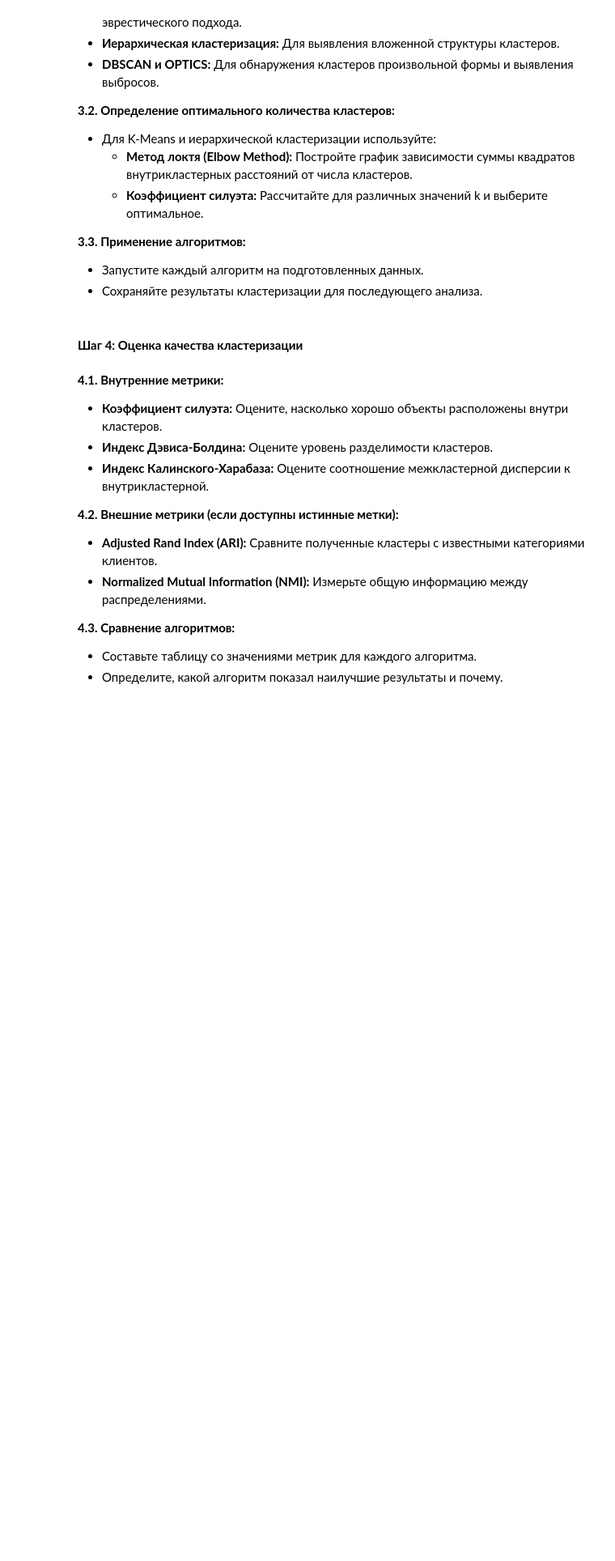
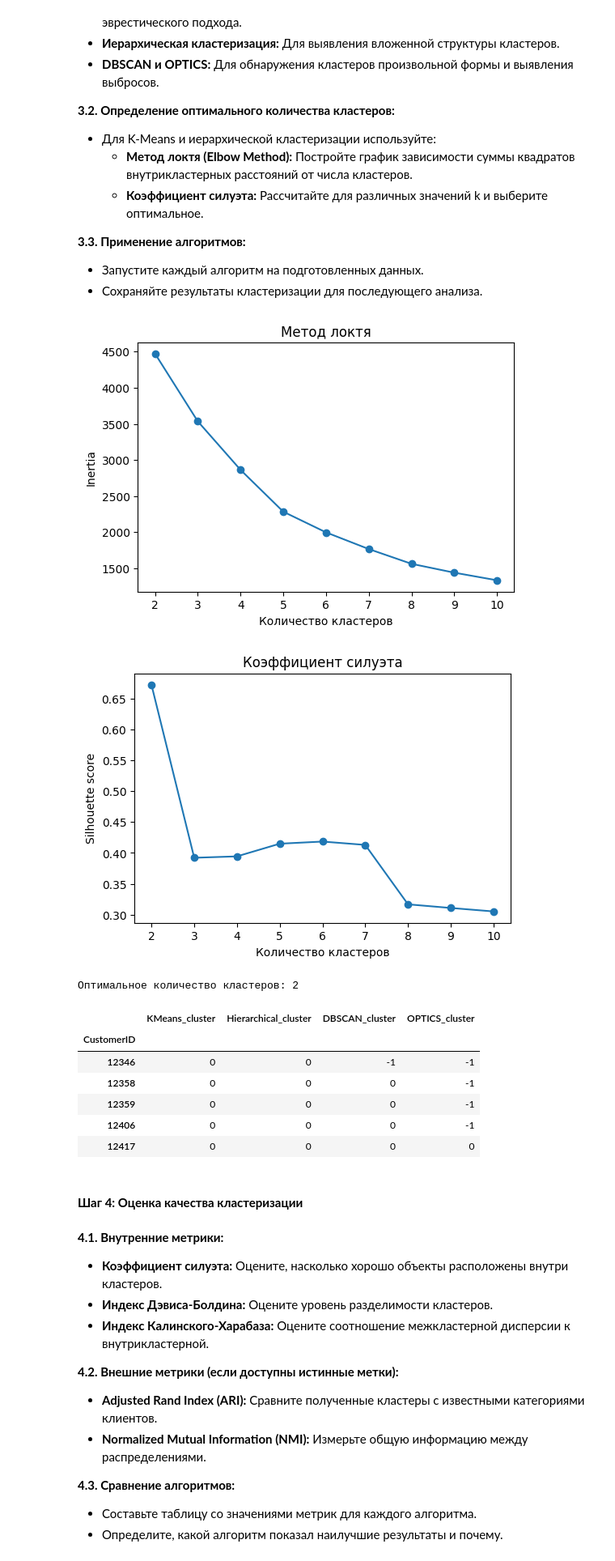
Before and after one commit to runessaa/-Streltsov-Projects, a Jupyter notebook: Практическая_работа_№11_Анализ_и_сегментация_клиентов_с_помощью_алгоритмов_кластеризации.ipynb, the cells around one changed output. Shown at 81% size. Drawn from its saved outputs; the diff is of its cells as text; code cells hidden in the pictures; blank space fills up the shorter version.

```diff
--- a/Практическая_работа_№11_Анализ_и_сегментация_клиентов_с_помощью_алгоритмов_кластеризации.ipynb
+++ b/Практическая_работа_№11_Анализ_и_сегментация_клиентов_с_помощью_алгоритмов_кластеризации.ipynb
@@ -364,3 +305,77 @@ print('Оптимальное количество кластеров для K-M
+# %%
+from sklearn.preprocessing import StandardScaler
+from sklearn.cluster import KMeans, AgglomerativeClustering, DBSCAN, OPTICS
+from sklearn.metrics import silhouette_score
+from sklearn.neighbors import NearestNeighbors
+
+features = ['Recency', 'Frequency', 'Monetary', 'AvgCheck', 'Quantity', 'UniqueItems']
+
+scaler = StandardScaler()
+X_scaled = scaler.fit_transform(rfm[features])
+
+ks = range(2, 11)
+
+inertia = []
+silhouette = []
+
+for k in ks:
+    model = KMeans(n_clusters=k, random_state=42, n_init=10)
+    labels = model.fit_predict(X_scaled)
+    inertia.append(model.inertia_)
+    silhouette.append(silhouette_score(X_scaled, labels))
+
+plt.figure(figsize=(6, 4))
+plt.plot(ks, inertia, marker='o')
+plt.xlabel('Количество кластеров')
+plt.ylabel('Inertia')
+plt.title('Метод локтя')
+plt.show()
+
+plt.figure(figsize=(6, 4))
+plt.plot(ks, silhouette, marker='o')
+plt.xlabel('Количество кластеров')
+plt.ylabel('Silhouette score')
+plt.title('Коэффициент силуэта')
+plt.show()
+
+best_k = list(ks)[silhouette.index(max(silhouette))]
+
+rfm['KMeans_cluster'] = KMeans(
+    n_clusters=best_k,
+    random_state=42,
+    n_init=10
+).fit_predict(X_scaled)
+
+rfm['Hierarchical_cluster'] = AgglomerativeClustering(
+    n_clusters=best_k
+).fit_predict(X_scaled)
+
+distances, indices = NearestNeighbors(n_neighbors=5).fit(X_scaled).kneighbors(X_scaled)
+eps_value = np.percentile(np.sort(distances[:, 4]), 90)
+
+rfm['DBSCAN_cluster'] = DBSCAN(
+    eps=eps_value,
+    min_samples=5
+).fit_predict(X_scaled)
+
+rfm['OPTICS_cluster'] = OPTICS(
+    min_samples=5
+).fit_predict(X_scaled)
+
+print('Оптимальное количество кластеров:', best_k)
+
+rfm[['KMeans_cluster', 'Hierarchical_cluster', 'DBSCAN_cluster', 'OPTICS_cluster']].head()
+# %% [output]
+[figure, added]
+[figure, added]
+Оптимальное количество кластеров: 2
+|  | KMeans_cluster | Hierarchical_cluster | DBSCAN_cluster | OPTICS_cluster |
+| CustomerID |  |  |  |  |
+| 12346 | 0 | 0 | -1 | -1 |
+| 12358 | 0 | 0 | 0 | -1 |
+| 12359 | 0 | 0 | 0 | -1 |
+| 12406 | 0 | 0 | 0 | -1 |
+| 12417 | 0 | 0 | 0 | 0 |
 # %% [markdown]
 #### **Шаг 4: Оценка качества кластеризации**
 # %% [markdown]
```
Also changed, not shown: parts of 6 cells of this notebook.
